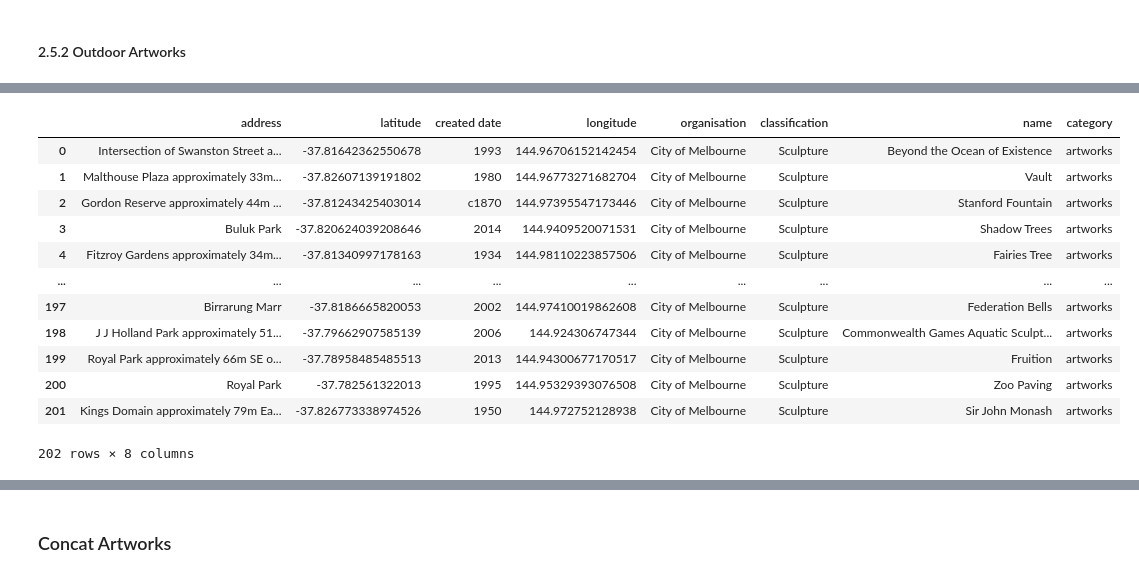
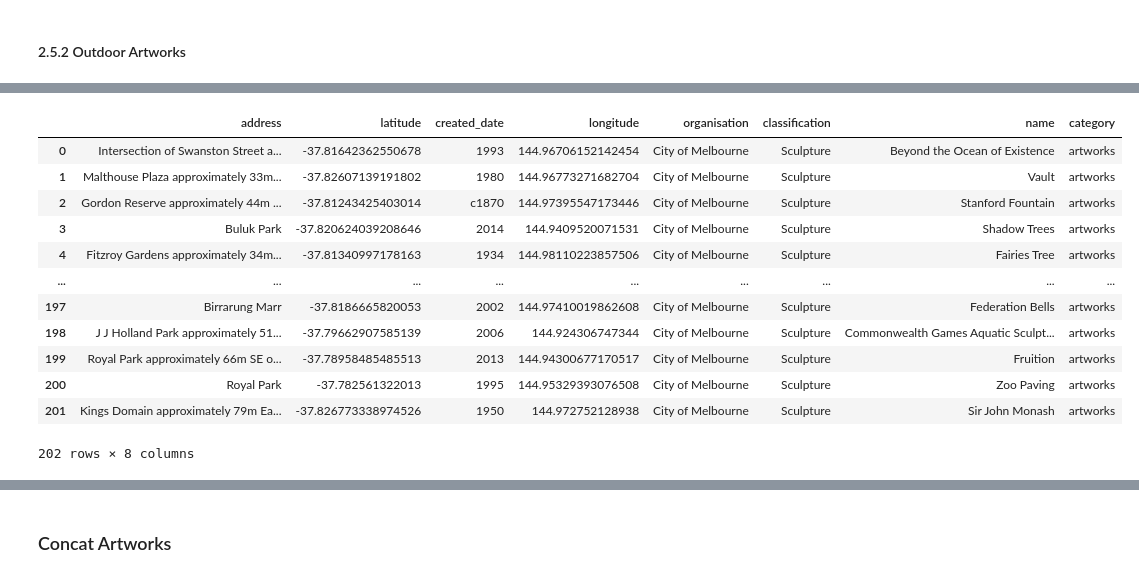
Before and after one commit to KatrinaaDing/Melbourne-City-Travel-Guide, a Jupyter notebook: R/data/poi/POI_analysis.ipynb, the cells around one changed output, grey strips where cells are left out. Drawn from its saved outputs; the diff is of its cells as text; code cells hidden in the pictures.

```diff
--- a/R/data/poi/POI_analysis.ipynb
+++ b/R/data/poi/POI_analysis.ipynb
@@ -895,29 +889,29 @@ dfs['outdoor-artworks'].head()
 # %%
 # read plaques dataframe
 df = dfs['outdoor-artworks']
 
 # Helper functions:
 # Split 'geolocation' column into separate fields: 'latitude', 'longitude'
 def split_coordinate(line):
     [lat, lon] = line.split(',')
     return lat, lon.strip()
 
 # data cleaning
 df[['latitude', 'longitude']] = df['Geo Point'].apply(lambda x: pd.Series(split_coordinate(x)))
 df['category'] = 'artworks'
 
 # Rename columns
 df.rename(columns={'location': 'address'}, inplace=True)
 df.rename(columns={'company': 'organisation'}, inplace=True)
-df.rename(columns={'art_date': 'created date'}, inplace=True)
+df.rename(columns={'art_date': 'created_date'}, inplace=True)
 df.rename(columns={'title': 'name'}, inplace=True)
 
 # Drop unwanted columns
 clean_df = df.drop(columns=['makers', 'Geo Point', 'Geo Shape', 'road_segment', 'asset_id','history', 'owner_type', 'description', 'object_type', 'inscription', 'service_manager', 'property'])
 
 clean_df
 # %% [output]
-|  | address | latitude | created date | longitude | organisation | classification | name | category |
+|  | address | latitude | created_date | longitude | organisation | classification | name | category |
 | 0 | Intersection of Swanston Street a... | -37.81642362550678 | 1993 | 144.96706152142454 | City of Melbourne | Sculpture | Beyond the Ocean of Existence | artworks |
 | 1 | Malthouse Plaza approximately 33m... | -37.82607139191802 | 1980 | 144.96773271682704 | City of Melbourne | Sculpture | Vault | artworks |
 | 2 | Gordon Reserve approximately 44m ... | -37.81243425403014 | c1870 | 144.97395547173446 | City of Melbourne | Sculpture | Stanford Fountain | artworks |
```
Also changed, not shown: parts of 10 cells of this notebook, 6 other files.
